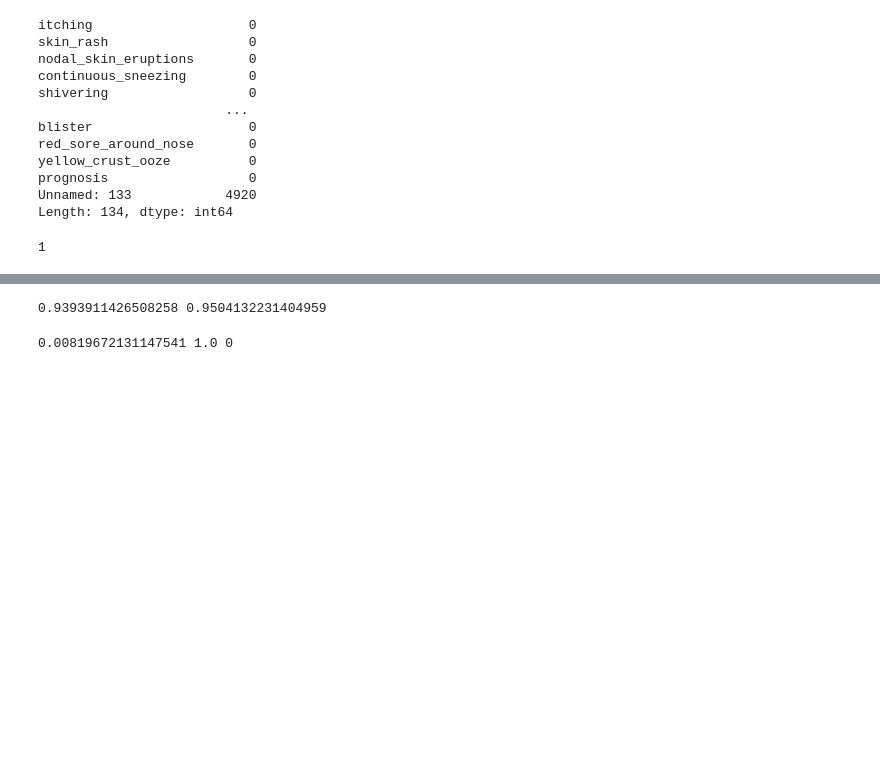
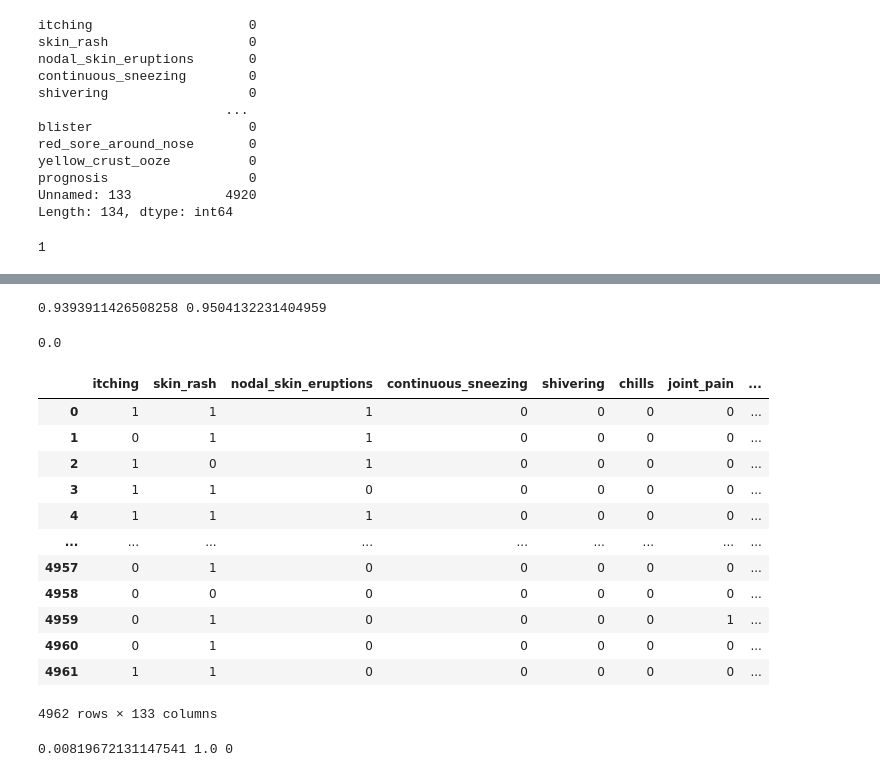
Before and after one commit to obadnew/Disease-Prediction, a Jupyter notebook: Python_file.ipynb, the cells around one changed output, grey strips where cells are left out. Drawn from its saved outputs; the diff is of its cells as text; code cells hidden in the pictures; blank space fills up the shorter version.

```diff
--- a/Python_file.ipynb
+++ b/Python_file.ipynb
@@ -36,7 +40,30 @@ mean_values = df.groupby(['prognosis']).mean()
 q = mean_values[mean_values > 0].mean().mean()
 w = mean_values[mean_values > 0].median().median()
 print(q,w)
+mean_values["fluid_overload"].mean()#fluid overload was not a symptom of any disease.
 # %% [output]
 0.9393911426508258 0.9504132231404959
+0.0
+# %%
+#df = df.drop(['fluid_overload'],axis=1)
+#h = mean_values.transpose()
+#h.replace(0, np.nan, inplace=True)
+nunmber_of_Symptoms_relaated = h.count()
+
+df
+# %% [output]
+|  | itching | skin_rash | nodal_skin_eruptions | continuous_sneezing | shivering | chills | joint_pain | ... |
+| 0 | 1 | 1 | 1 | 0 | 0 | 0 | 0 | ... |
+| 1 | 0 | 1 | 1 | 0 | 0 | 0 | 0 | ... |
+| 2 | 1 | 0 | 1 | 0 | 0 | 0 | 0 | ... |
+| 3 | 1 | 1 | 0 | 0 | 0 | 0 | 0 | ... |
+| 4 | 1 | 1 | 1 | 0 | 0 | 0 | 0 | ... |
+| ... | ... | ... | ... | ... | ... | ... | ... | ... |
+| 4957 | 0 | 1 | 0 | 0 | 0 | 0 | 0 | ... |
+| 4958 | 0 | 0 | 0 | 0 | 0 | 0 | 0 | ... |
+| 4959 | 0 | 1 | 0 | 0 | 0 | 0 | 1 | ... |
+| 4960 | 0 | 1 | 0 | 0 | 0 | 0 | 0 | ... |
+| 4961 | 1 | 1 | 0 | 0 | 0 | 0 | 0 | ... |
+4962 rows × 133 columns
 # %%
 df_values = mean_values.sum()/41*100
```
Also changed, not shown: parts of 12 cells of this notebook.
